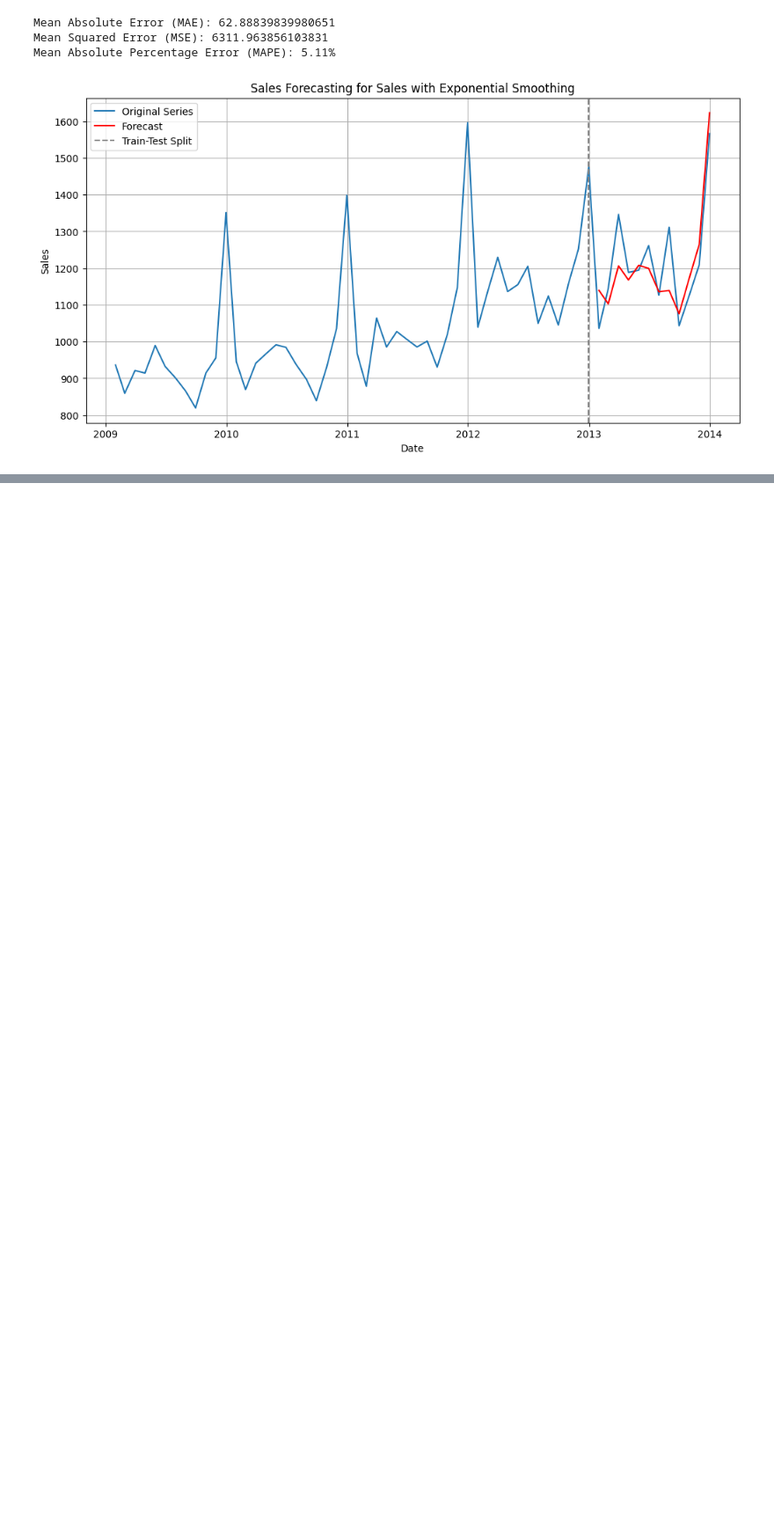
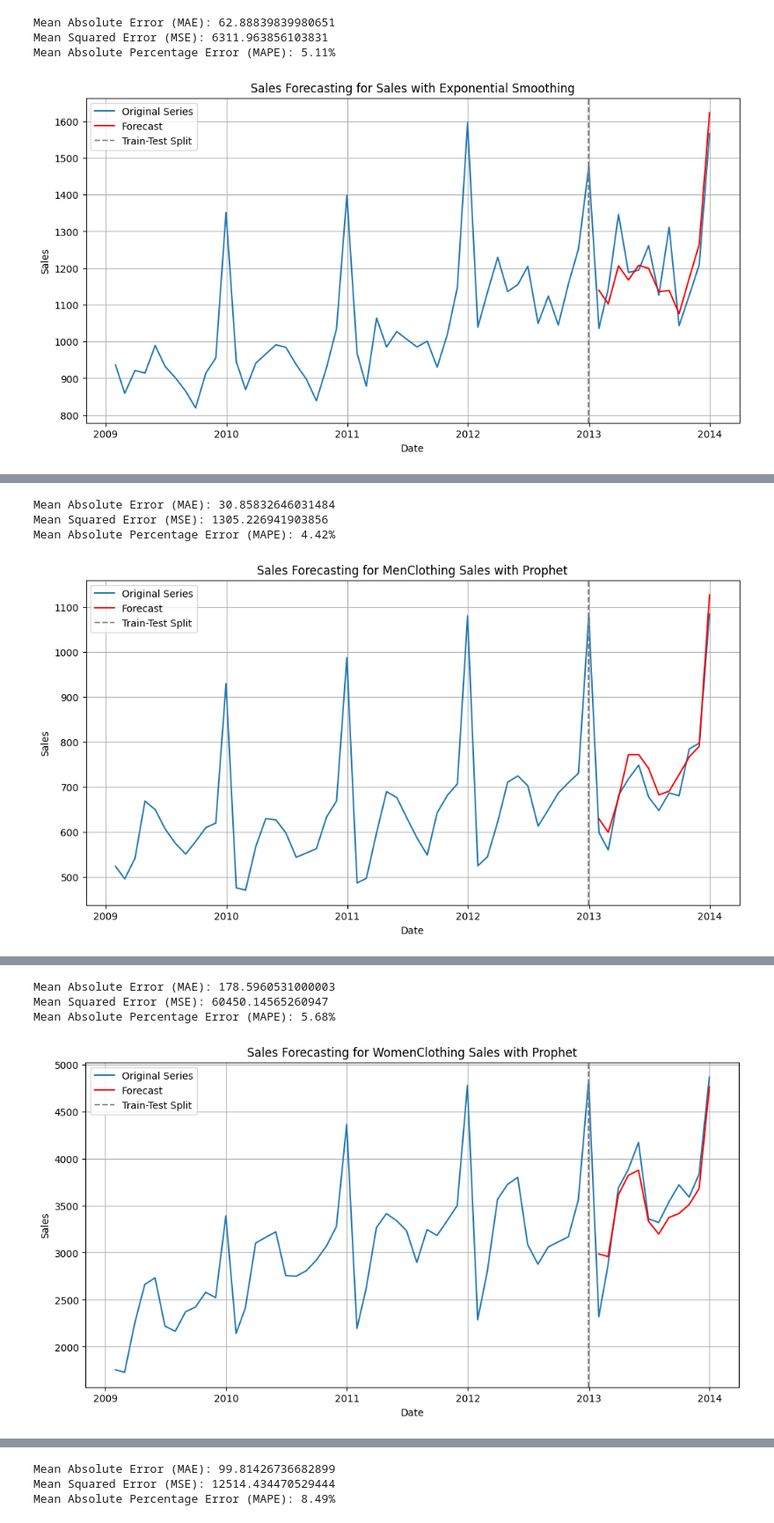
Before and after one commit to qfattah/Walmart-Sales-Forecasting, a Jupyter notebook: Walmart_Sales_Forecat.ipynb, the cells around one changed output, grey strips where cells are left out. Shown at 88% size. Drawn from its saved outputs; the diff is of its cells as text; code cells hidden in the pictures; blank space fills up the shorter version.

Commit message:
Prophet Forecasting Done

```diff
--- a/Walmart_Sales_Forecat.ipynb
+++ b/Walmart_Sales_Forecat.ipynb
@@ -555,0 +582,64 @@ Mean Absolute Percentage Error (MAPE): 5.11%
+# %%
+def run_prophet_forecasting(df, sales_column, title, train_ratio=0.8):
+    # Train-test split
+    train_size = int(len(df) * train_ratio)
+    train, test = df.iloc[:train_size], df.iloc[train_size:]
+
+    # Prepare data for Prophet
+    train_prophet = train.reset_index().rename(columns={'Date': 'ds', sales_column: 'y'})
+    test_prophet = test.reset_index().rename(columns={'Date': 'ds', sales_column: 'y'})
+
+    # Fit Prophet model
+    model = Prophet()
+    model.fit(train_prophet)
+
+    # Forecast
+    future = model.make_future_dataframe(periods=len(test), freq='M')
+    forecast = model.predict(future)
+
+    # Extract forecasted values
+    forecast_values = forecast[['ds', 'yhat']].set_index('ds').loc[test.index]['yhat']
+
+    # Combine the original and forecasted values
+    combined_df = pd.concat([train, test])
+    combined_df['Forecast'] = np.nan
+    combined_df.loc[test.index, 'Forecast'] = forecast_values.values
+
+    # Ensure no NaN values in the forecasted period
+    forecast_values = combined_df.loc[test.index, 'Forecast'].dropna()
+    actual_values = test[sales_column].loc[forecast_values.index]
+
+    # Calculate error metrics
+    mae = mean_absolute_error(actual_values, forecast_values)
+    mse = mean_squared_error(actual_values, forecast_values)
+    mape = np.mean(np.abs((actual_values - forecast_values) / actual_values)) * 100
+
+    print(f'Mean Absolute Error (MAE): {mae}')
+    print(f'Mean Squared Error (MSE): {mse}')
+    print(f'Mean Absolute Percentage Error (MAPE): {mape:.2f}%')
+
+    # Plot the results
+    plt.figure(figsize=(12, 6))
+    plt.plot(combined_df.index, combined_df[sales_column], label='Original Series')
+    plt.plot(combined_df.index, combined_df['Forecast'], label='Forecast', color='red')
+    plt.axvline(x=train.index[-1], color='gray', linestyle='--', label='Train-Test Split')
+    plt.legend()
+    plt.title(f'Sales Forecasting for {title} with Prophet')
+    plt.xlabel('Date')
+    plt.ylabel('Sales')
+    plt.grid(True)
+    plt.show()
+
+    return combined_df
+
+
+# Define the parameters
+title_men = 'MenClothing Sales'
+title_women = 'WomenClothing Sales'
+title_other = 'OtherClothing Sales'
+
+# Run the Prophet model
+result_df_men = run_prophet_forecasting(df_men, 'Sales', title_men)
+result_df_women = run_prophet_forecasting(df_women, 'Sales', title_women)
+result_df_other = run_prophet_forecasting(df_other, 'Sales', title_other)
+# %% [output]
@@ -555,0 +648,4 @@ Mean Absolute Percentage Error (MAPE): 5.11%
+Mean Absolute Error (MAE): 30.85832646031484
+Mean Squared Error (MSE): 1305.226941903856
+Mean Absolute Percentage Error (MAPE): 4.42%
+[figure, added]
@@ -555,0 +654,4 @@ Mean Absolute Percentage Error (MAPE): 5.11%
+Mean Absolute Error (MAE): 178.5960531000003
+Mean Squared Error (MSE): 60450.14565260947
+Mean Absolute Percentage Error (MAPE): 5.68%
+[figure, added]
@@ -555,0 +660,3 @@ Mean Absolute Percentage Error (MAPE): 5.11%
+Mean Absolute Error (MAE): 99.81426736682899
+Mean Squared Error (MSE): 12514.434470529444
+Mean Absolute Percentage Error (MAPE): 8.49%
```
Also changed, not shown: parts of 6 cells of this notebook.
